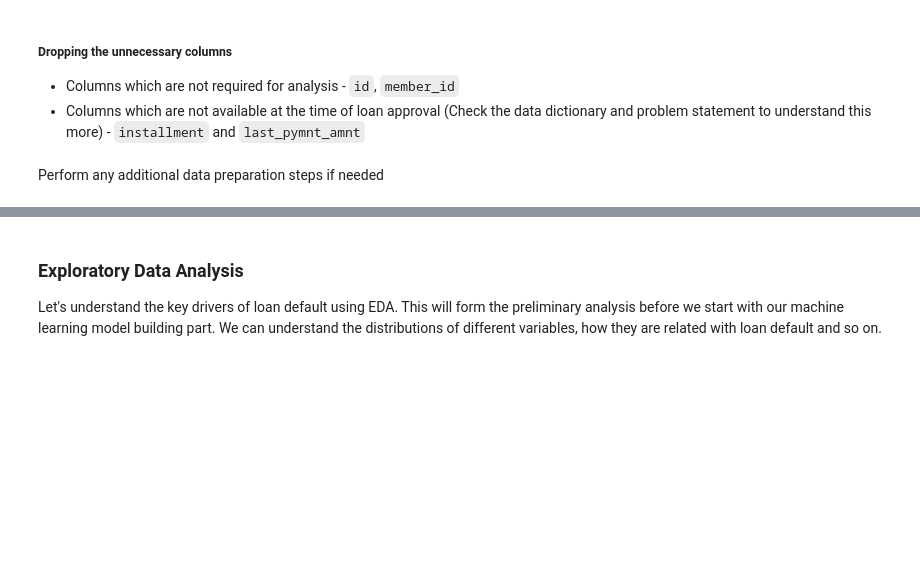
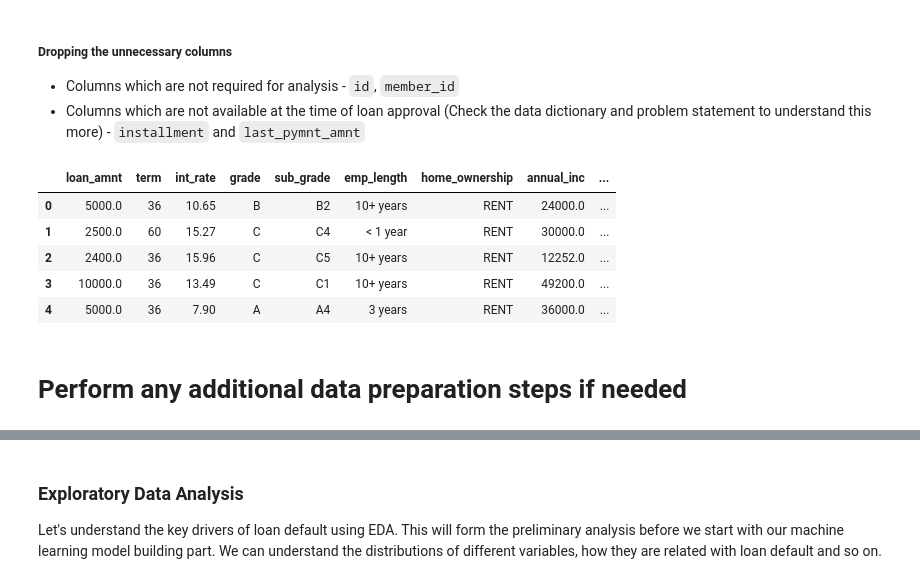
Before and after one commit to rajesh991986/Ik, a Jupyter notebook: Starter_Code_Loan_Approval_Lending_Club.ipynb, the cells around one changed output, grey strips where cells are left out. Drawn from its saved outputs; the diff is of its cells as text; code cells hidden in the pictures; blank space fills up the shorter version.

```diff
--- a/Starter_Code_Loan_Approval_Lending_Club.ipynb
+++ b/Starter_Code_Loan_Approval_Lending_Club.ipynb
@@ -210,2 +269,17 @@ dtype: float64
+# %%
+## Drop the above columns
+# Drop unnecessary columns
+columns_to_drop = ['id', 'member_id', 'installment', 'last_pymnt_amnt']
+loans_df = loans_df.drop(columns=columns_to_drop)
+
+# Display the first few rows to confirm the changes
+loans_df.head()
+# %% [output]
+|  | loan_amnt | term | int_rate | grade | sub_grade | emp_length | home_ownership | annual_inc | ... |
+| 0 | 5000.0 | 36 | 10.65 | B | B2 | 10+ years | RENT | 24000.0 | ... |
+| 1 | 2500.0 | 60 | 15.27 | C | C4 | < 1 year | RENT | 30000.0 | ... |
+| 2 | 2400.0 | 36 | 15.96 | C | C5 | 10+ years | RENT | 12252.0 | ... |
+| 3 | 10000.0 | 36 | 13.49 | C | C1 | 10+ years | RENT | 49200.0 | ... |
+| 4 | 5000.0 | 36 | 7.90 | A | A4 | 3 years | RENT | 36000.0 | ... |
 # %% [markdown]
-Perform any additional data preparation steps if needed
+# Perform any additional data preparation steps if needed
```
Also changed, not shown: parts of 15 cells of this notebook.
